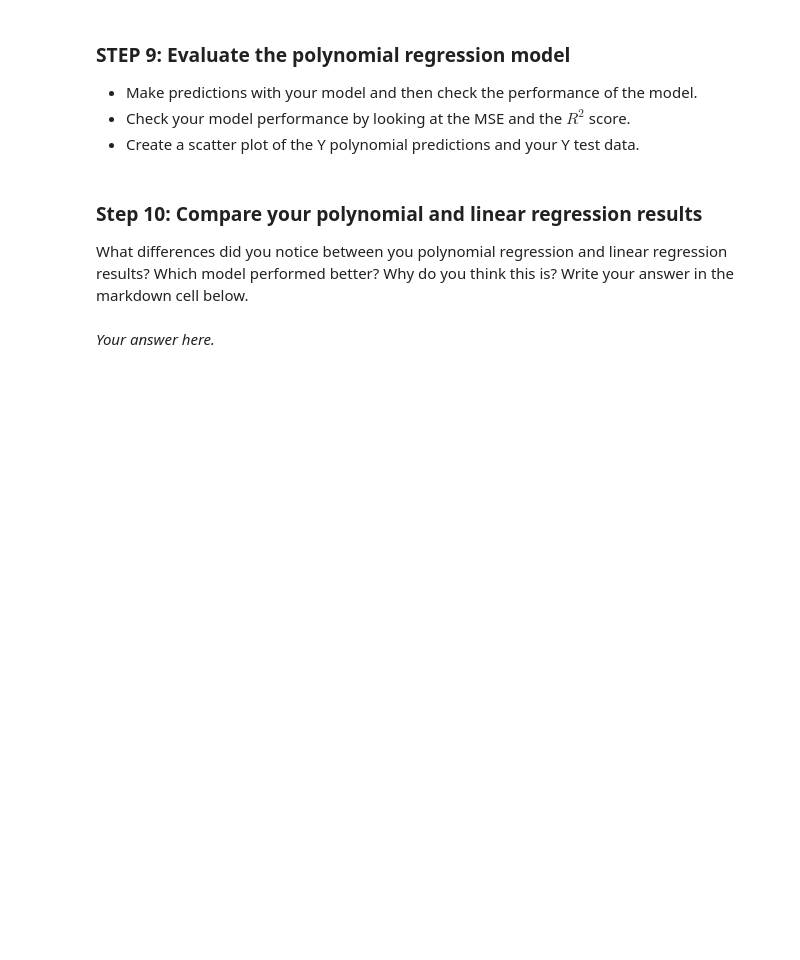
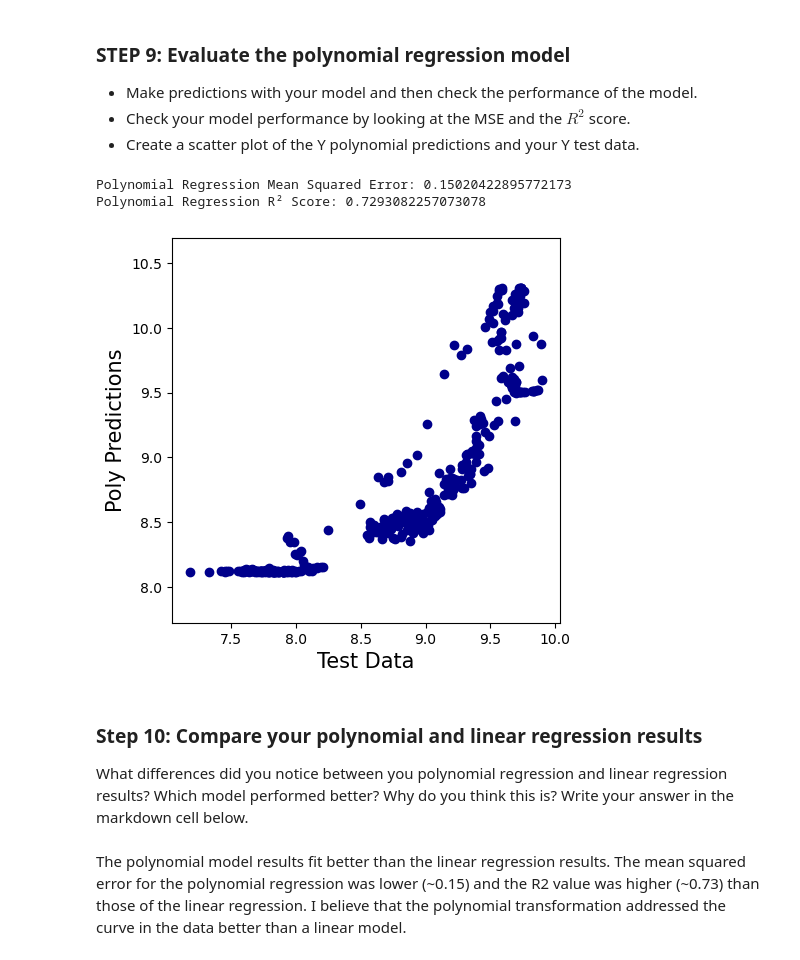
Before and after one commit to ceh58/EDS232-labs, a Jupyter notebook: Week1/Lab1-hurricane.ipynb, the cells around one changed output. Drawn from its saved outputs; the diff is of its cells as text; code cells hidden in the pictures; blank space fills up the shorter version.

```diff
--- a/Week1/Lab1-hurricane.ipynb
+++ b/Week1/Lab1-hurricane.ipynb
@@ -184,9 +209,9 @@ plt.show()
 We assumed linear regression would work well with our data, but this data doesn't look very linear. It's a good reminder of the importance of exploratory analysis. Let's check to see how a polynomial regression performs in comparison. Transform the features for polynomial regression. Use the `PolynomialFeatures` class from the `sklearn.preprocessing` module.
 # %%
 # Transform features to include polynomial terms (degree 2 for quadratic terms)
-poly = ...
-X_poly_train = ...
-X_poly_test = ...
+poly = PolynomialFeatures(degree = 2)
+X_poly_train = poly.fit_transform(X_train)
+X_poly_test = poly.fit_transform(X_test)
 
 # View the transformed feature set (for insight)
 print(X_poly_train)
@@ -194,7 +227,7 @@ print(X_poly_train)
 ### Step 8: Fit your model on the polynomial features
 # %%
 # Train the model on polynomial features
-poly_model = ...
+poly_model = model.fit(X_poly_train, Y_train)
 # %% [markdown]
 ### STEP 9: Evaluate the polynomial regression model
 - Make predictions with your model and then check the performance of the model.
@@ -202,19 +235,29 @@ poly_model = ...
 - Create a scatter plot of the Y polynomial predictions and your Y test data.
 # %%
 # Make predictions using the polynomial model
-Y_poly_pred = ...
+Y_poly_pred = poly_model.predict(X_poly_test)
 
 # Calculate evaluation metrics using scikit-learn's mean_squared_error and r2_score
-poly_mse = ...
-poly_r2 = ...
+poly_mse = mean_squared_error(Y_test, Y_poly_pred)
+poly_r2 = r2_score(Y_test, Y_poly_pred)
 
 print(f"Polynomial Regression Mean Squared Error: {poly_mse}")
 print(f"Polynomial Regression R² Score: {poly_r2}")
 
 # Plot predictions vs actual
+plt.figure(figsize=(5,5))
+plt.scatter(Y_test, Y_poly_pred, c = "DarkBlue")
+plt.xlabel('Test Data', fontsize=15)
+plt.ylabel('Poly Predictions', fontsize=15)
+plt.axis('equal')
+plt.show()
+# %% [output]
+Polynomial Regression Mean Squared Error: 0.15020422895772173
+Polynomial Regression R² Score: 0.7293082257073078
+[figure, added]
 # %% [markdown]
 ### Step 10: Compare your polynomial and linear regression results
 
 What differences did you notice between you polynomial regression and linear regression results? Which model performed better? Why do you think this is? Write your answer in the markdown cell below.
 # %% [markdown]
-*Your answer here.*
+The polynomial model results fit better than the linear regression results. The mean squared error for the polynomial regression was lower (~0.15) and the R2 value was higher (~0.73) than those of the linear regression. I believe that the polynomial transformation addressed the curve in the data better than a linear model.
```
Also changed, not shown: parts of 10 cells of this notebook.
